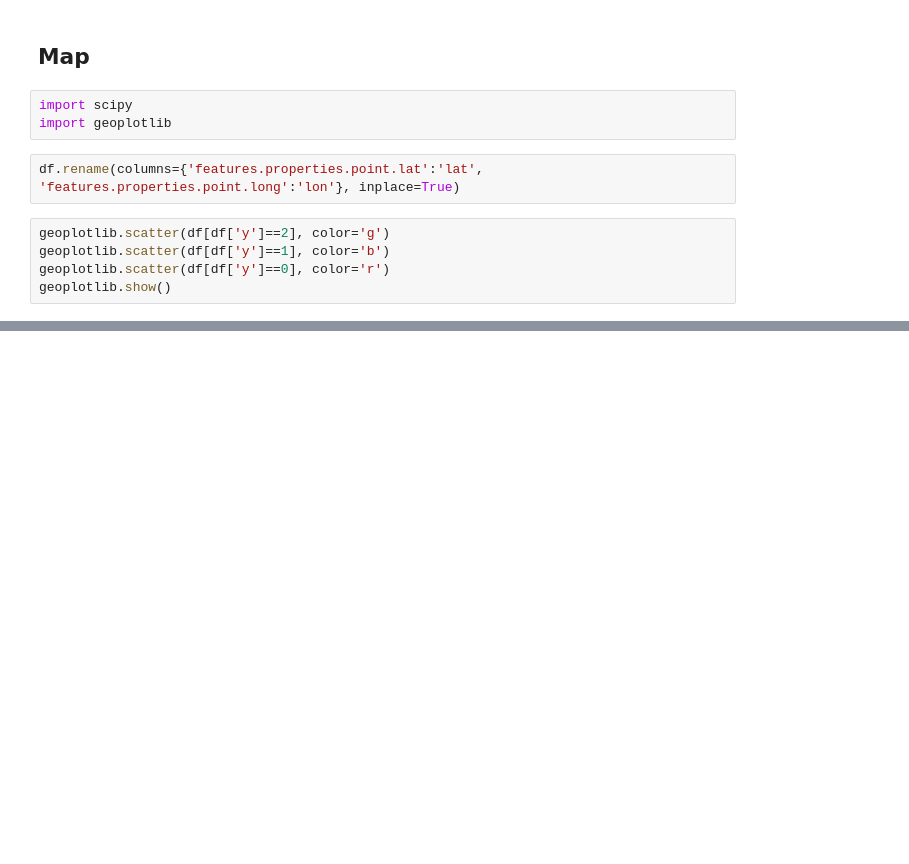
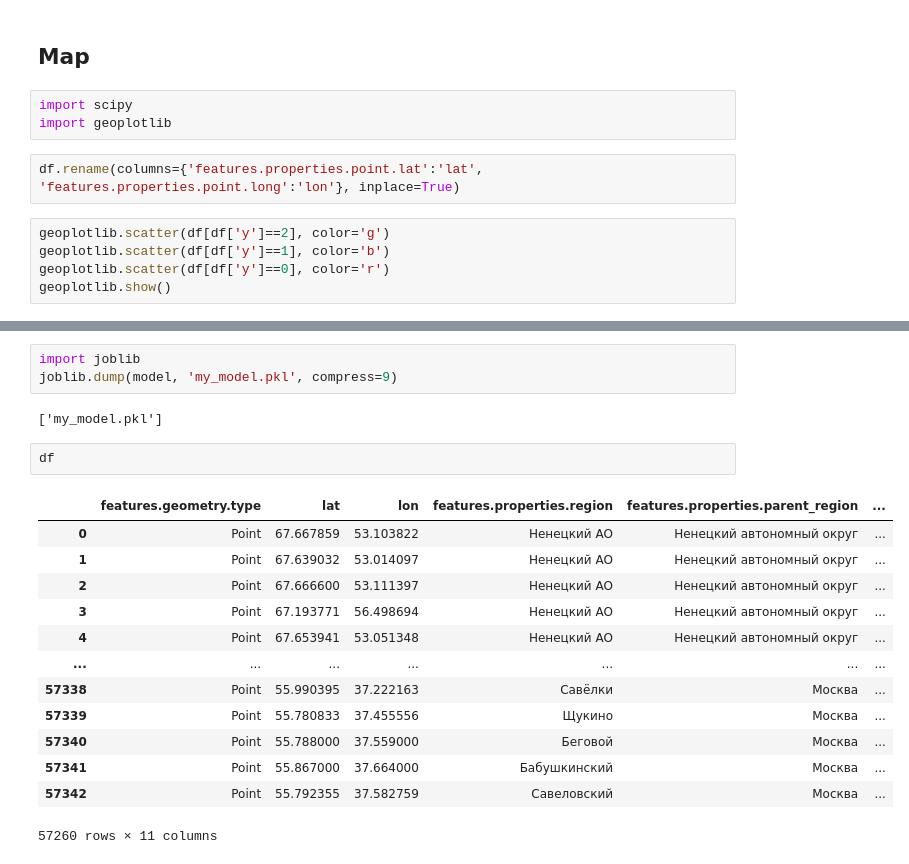
Before and after one commit to islandsexit/ML, a Jupyter notebook: Session_1_new_txt.ipynb, the cells around one changed output, grey strips where cells are left out. Cells and saved outputs as stored; diff of their text form; blank space fills up the shorter version.

```diff
--- a/Session_1_new_txt.ipynb
+++ b/Session_1_new_txt.ipynb
@@ -657,3 +659,24 @@ geoplotlib.scatter(df[df['y']==0], color='r')
 geoplotlib.show()
 # %% [markdown]
 <img src='1633363333227.png'>
+# %%
+import joblib
+joblib.dump(model, 'my_model.pkl', compress=9)
+# %% [output]
+['my_model.pkl']
+# %%
+df
+# %% [output]
+|  | features.geometry.type | lat | lon | features.properties.region | features.properties.parent_region | ... |
+| 0 | Point | 67.667859 | 53.103822 | Ненецкий АО | Ненецкий автономный округ | ... |
+| 1 | Point | 67.639032 | 53.014097 | Ненецкий АО | Ненецкий автономный округ | ... |
+| 2 | Point | 67.666600 | 53.111397 | Ненецкий АО | Ненецкий автономный округ | ... |
+| 3 | Point | 67.193771 | 56.498694 | Ненецкий АО | Ненецкий автономный округ | ... |
+| 4 | Point | 67.653941 | 53.051348 | Ненецкий АО | Ненецкий автономный округ | ... |
+| ... | ... | ... | ... | ... | ... | ... |
+| 57338 | Point | 55.990395 | 37.222163 | Савёлки | Москва | ... |
+| 57339 | Point | 55.780833 | 37.455556 | Щукино | Москва | ... |
+| 57340 | Point | 55.788000 | 37.559000 | Беговой | Москва | ... |
+| 57341 | Point | 55.867000 | 37.664000 | Бабушкинский | Москва | ... |
+| 57342 | Point | 55.792355 | 37.582759 | Савеловский | Москва | ... |
+57260 rows × 11 columns
```
Also changed, not shown: parts of 1 cell of this notebook, 8 other files.
